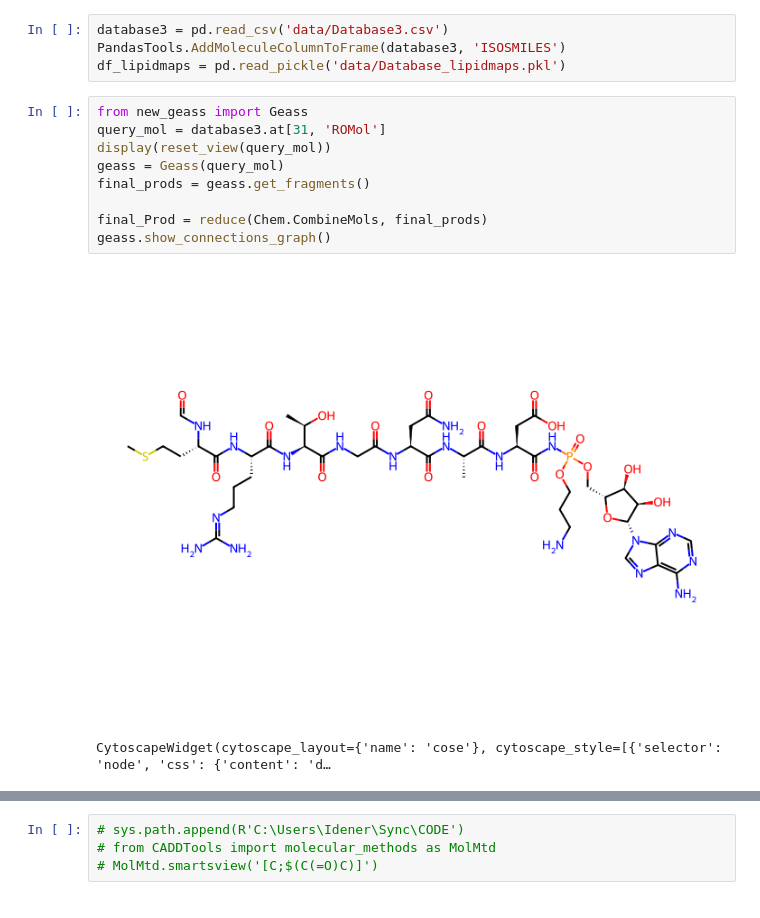
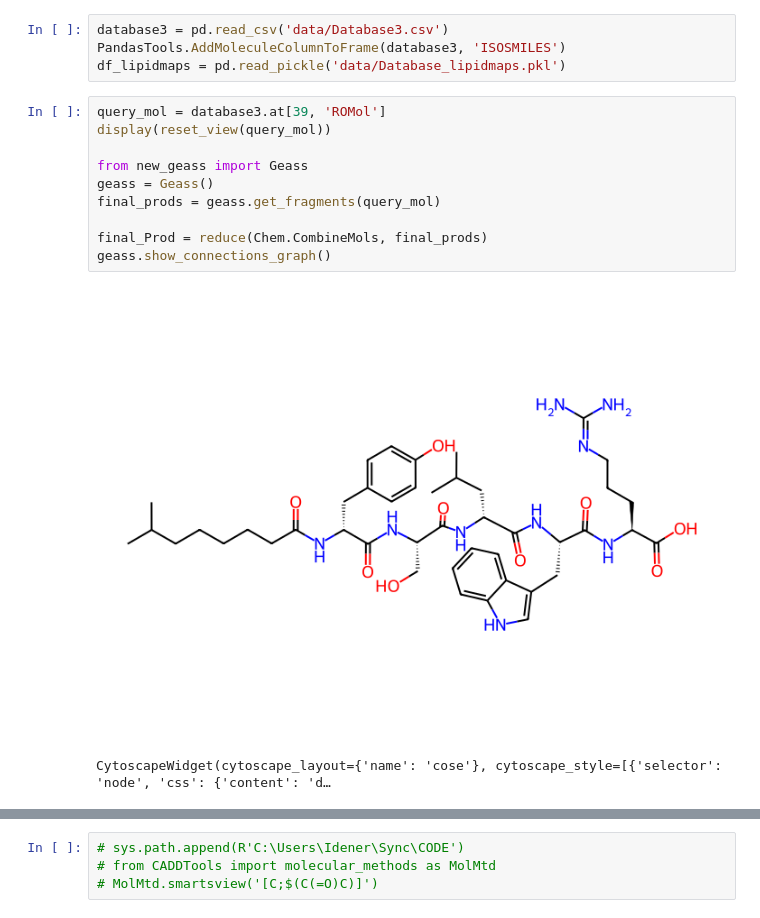
Before and after one commit to mattialpg/geass, a Jupyter notebook: Tutorial_Chimeras.ipynb, the cells around one changed output, grey strips where cells are left out. Saved outputs shown, nothing was run; the diff lists cells and outputs as text.

```diff
--- a/Tutorial_Chimeras.ipynb
+++ b/Tutorial_Chimeras.ipynb
@@ -32,16 +33,17 @@ database3 = pd.read_csv('data/Database3.csv')
 PandasTools.AddMoleculeColumnToFrame(database3, 'ISOSMILES')
 df_lipidmaps = pd.read_pickle('data/Database_lipidmaps.pkl')
 # %%
+query_mol = database3.at[39, 'ROMol']
+display(reset_view(query_mol))
+
 from new_geass import Geass
-query_mol = database3.at[31, 'ROMol']
-display(reset_view(query_mol))
-geass = Geass(query_mol)
-final_prods = geass.get_fragments()
+geass = Geass()
+final_prods = geass.get_fragments(query_mol)
 
 final_Prod = reduce(Chem.CombineMols, final_prods)
 geass.show_connections_graph()
 # %% [output]
-[figure, old version]
+[figure, new version]
 CytoscapeWidget(cytoscape_layout={'name': 'cose'}, cytoscape_style=[{'selector': 'node', 'css': {'content': 'd…
 # %%
 # from new_geass import reactions
```
Also changed, not shown: parts of 4 cells of this notebook.
